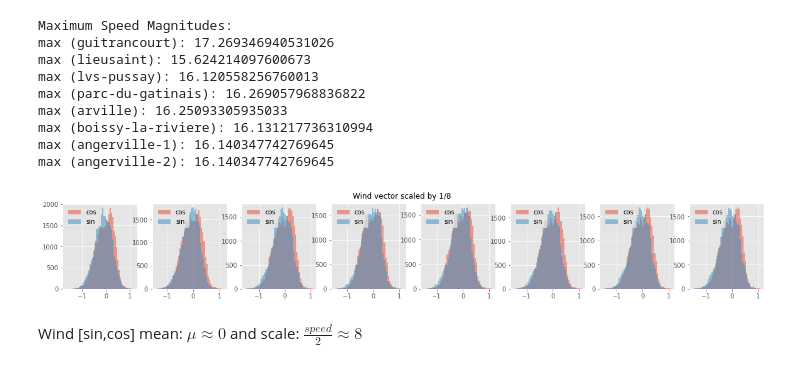
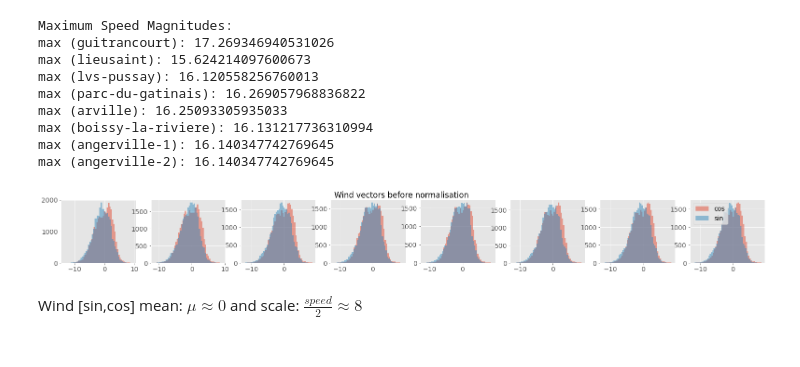
Before and after one commit to mshagirov/datathon2020, a Jupyter notebook: P003/0_normalize_linearinterp_avgmodels.ipynb, the cells around one changed output. Cells and saved outputs as stored; diff of their text form; code cells hidden in the pictures.

```diff
--- a/P003/0_normalize_linearinterp_avgmodels.ipynb
+++ b/P003/0_normalize_linearinterp_avgmodels.ipynb
@@ -47,7 +40,7 @@ from matplotlib.pyplot import figure
 # %%
 %matplotlib inline
 matplotlib.rcParams['figure.figsize'] = (8,8)
-matplotlib.rcParams['font.size']= 22 # use for presentation
+matplotlib.rcParams['font.size']= 14 # use for presentation
 pd.options.mode.chained_assignment = None
 # %%
 from src import datautils
@@ -194,15 +173,16 @@ max (boissy-la-riviere): 16.131217736310994
 max (angerville-1): 16.140347742769645
 max (angerville-2): 16.140347742769645
 # %%
-_,axs  = plt.subplots(nrows=1,ncols=len(datautils.locations),figsize=[20,2.5])
-wind_scale = 8
+_,axs  = plt.subplots(nrows=1,ncols=len(datautils.locations),figsize=[27,2.5])
+wind_scale = 1#8
 for k,ax in enumerate(axs.ravel()):
     ax.hist(df[f'{datautils.locations[k]}_cos']/wind_scale,bins=50,alpha=.5,label='cos');
     ax.hist(df[f'{datautils.locations[k]}_sin']/wind_scale,bins=50,alpha=.5,label='sin');
-    ax.legend()
-plt.suptitle(f"Wind vector scaled by 1/{wind_scale}");
+ax.legend()
+# plt.suptitle(f"Wind vector scaled by 1/{wind_scale}");
+plt.suptitle(f"Wind vectors before normalisation");
 # %% [output]
-[figure, old version]
+[figure, new version]
 # %% [markdown]
 Wind \[sin,cos\] mean: $\mu\approx0$ and scale: $\frac{speed}{2}\approx8$
 # %% [markdown]
```
Also changed, not shown: parts of 2 cells of this notebook, 50 other files.
